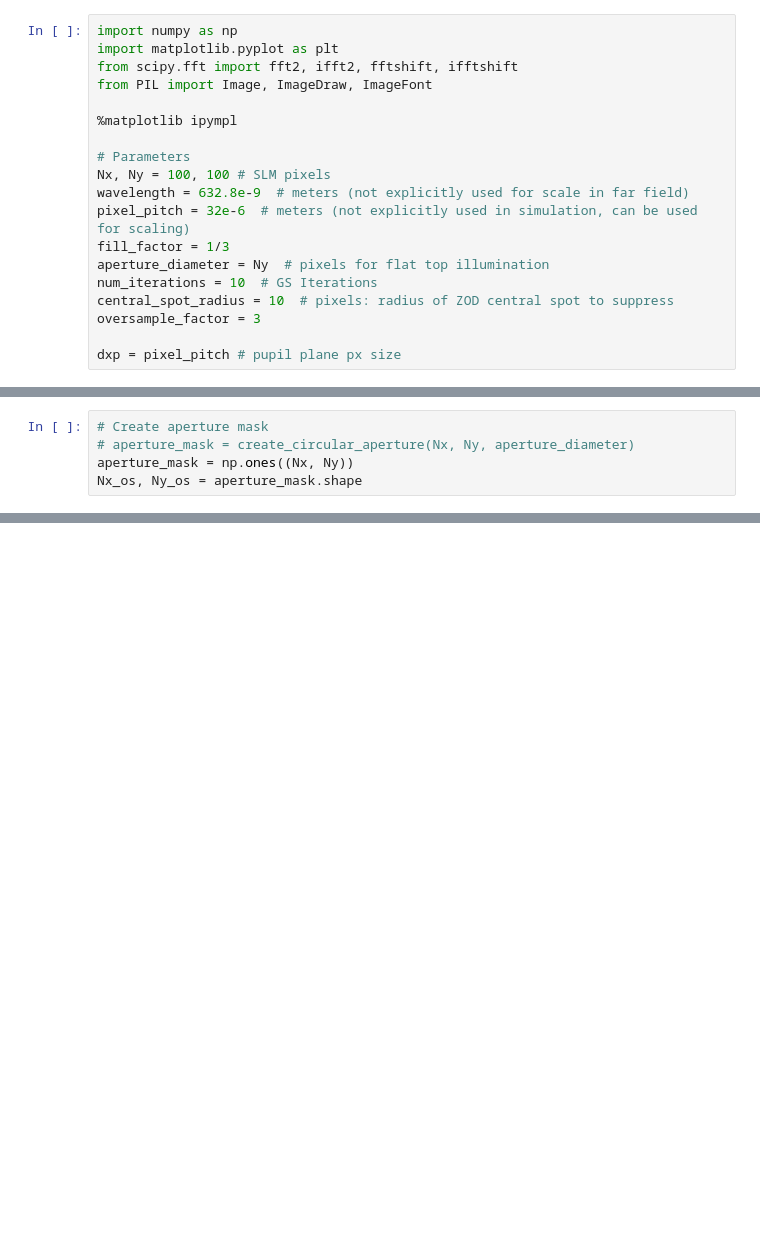
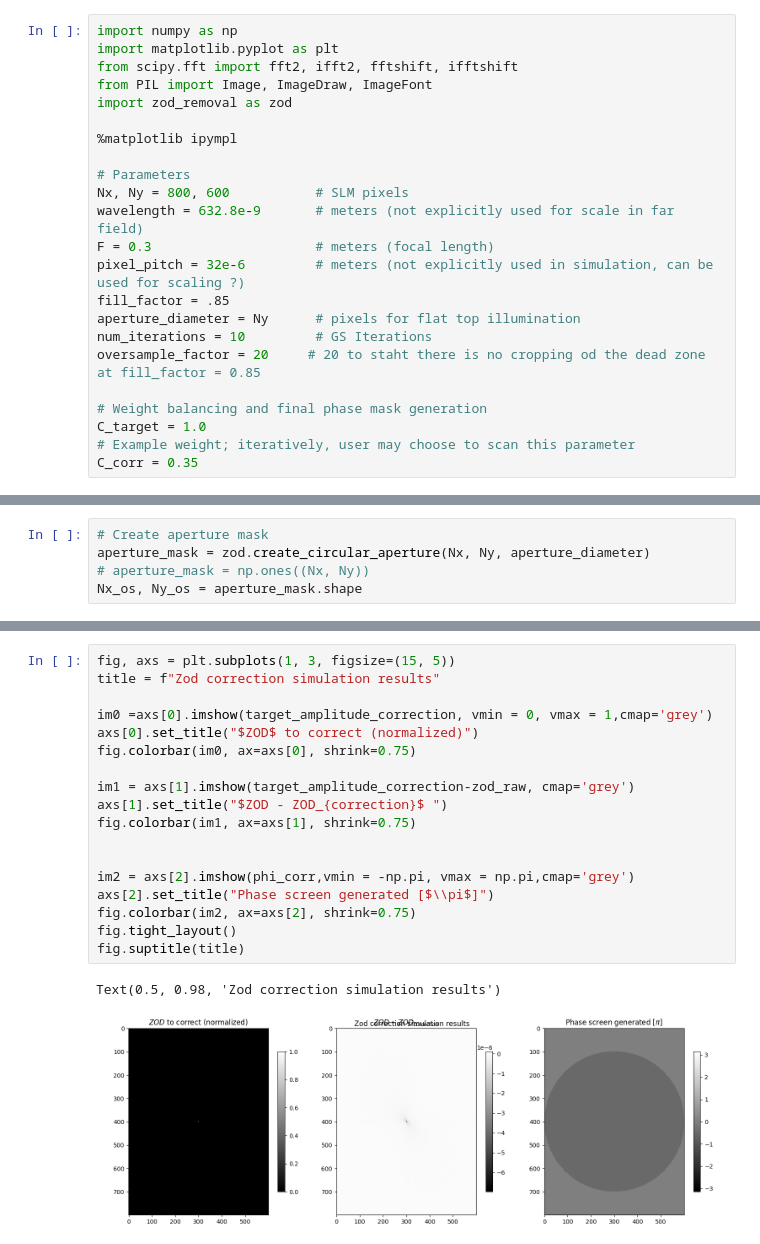
Before and after one commit to HumbertDominique/SLM_display, a Jupyter notebook: ZOD/ZOD_removal.ipynb, the cells around one changed output, grey strips where cells are left out. Cells and saved outputs as stored; diff of their text form; blank space fills up the shorter version.

```diff
--- a/ZOD/ZOD_removal.ipynb
+++ b/ZOD/ZOD_removal.ipynb
@@ -3,17 +3,21 @@ import numpy as np
 import matplotlib.pyplot as plt
 from scipy.fft import fft2, ifft2, fftshift, ifftshift
 from PIL import Image, ImageDraw, ImageFont
+import zod_removal as zod
 
 %matplotlib ipympl
 
 # Parameters
-Nx, Ny = 100, 100 # SLM pixels
-wavelength = 632.8e-9  # meters (not explicitly used for scale in far field)
-pixel_pitch = 32e-6  # meters (not explicitly used in simulation, can be used for scaling)
-fill_factor = 1/3
-aperture_diameter = Ny  # pixels for flat top illumination
-num_iterations = 10  # GS Iterations
-central_spot_radius = 10  # pixels: radius of ZOD central spot to suppress
-oversample_factor = 3
+Nx, Ny = 800, 600           # SLM pixels
+wavelength = 632.8e-9       # meters (not explicitly used for scale in far field)
+F = 0.3                     # meters (focal length)
+pixel_pitch = 32e-6         # meters (not explicitly used in simulation, can be used for scaling ?)
+fill_factor = .85
+aperture_diameter = Ny      # pixels for flat top illumination
+num_iterations = 10         # GS Iterations
+oversample_factor = 20     # 20 to staht there is no cropping od the dead zone at fill_factor = 0.85
 
-dxp = pixel_pitch # pupil plane px size
+# Weight balancing and final phase mask generation
+C_target = 1.0
+# Example weight; iteratively, user may choose to scan this parameter
+C_corr = 0.35
@@ -153,5 +49,5 @@ plt.show()
 # %%
 # Create aperture mask
-# aperture_mask = create_circular_aperture(Nx, Ny, aperture_diameter)
-aperture_mask = np.ones((Nx, Ny))
+aperture_mask = zod.create_circular_aperture(Nx, Ny, aperture_diameter)
+# aperture_mask = np.ones((Nx, Ny))
 Nx_os, Ny_os = aperture_mask.shape
@@ -186,0 +69,21 @@ phi_total = compute_weighted_phase(C_corr, phi_corr, phi_target, amplitude_slm)
+# %%
+fig, axs = plt.subplots(1, 3, figsize=(15, 5))
+title = f"Zod correction simulation results"
+
+im0 =axs[0].imshow(target_amplitude_correction, vmin = 0, vmax = 1,cmap='grey')
+axs[0].set_title("$ZOD$ to correct (normalized)")
+fig.colorbar(im0, ax=axs[0], shrink=0.75)
+
+im1 = axs[1].imshow(target_amplitude_correction-zod_raw, cmap='grey')
+axs[1].set_title("$ZOD - ZOD_{correction}$ ")
+fig.colorbar(im1, ax=axs[1], shrink=0.75)
+
+
+im2 = axs[2].imshow(phi_corr,vmin = -np.pi, vmax = np.pi,cmap='grey')
+axs[2].set_title("Phase screen generated [$\\pi$]")
+fig.colorbar(im2, ax=axs[2], shrink=0.75)
+fig.tight_layout()
+fig.suptitle(title)
+# %% [output]
+Text(0.5, 0.98, 'Zod correction simulation results')
+[figure, added]
```
Also changed, not shown: parts of 9 cells of this notebook, 2 other files.
